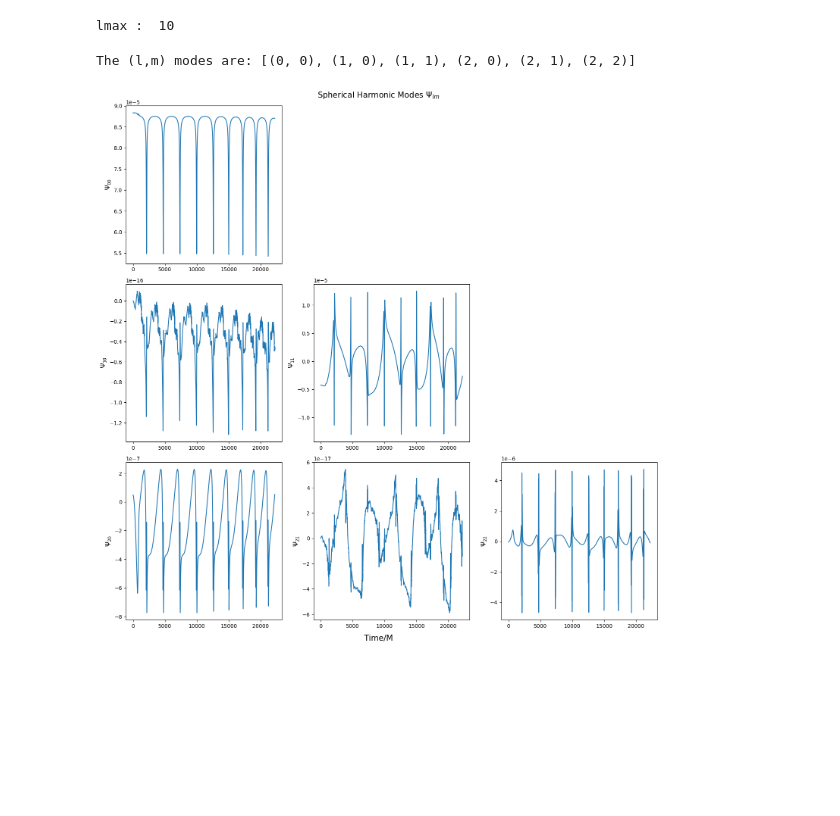
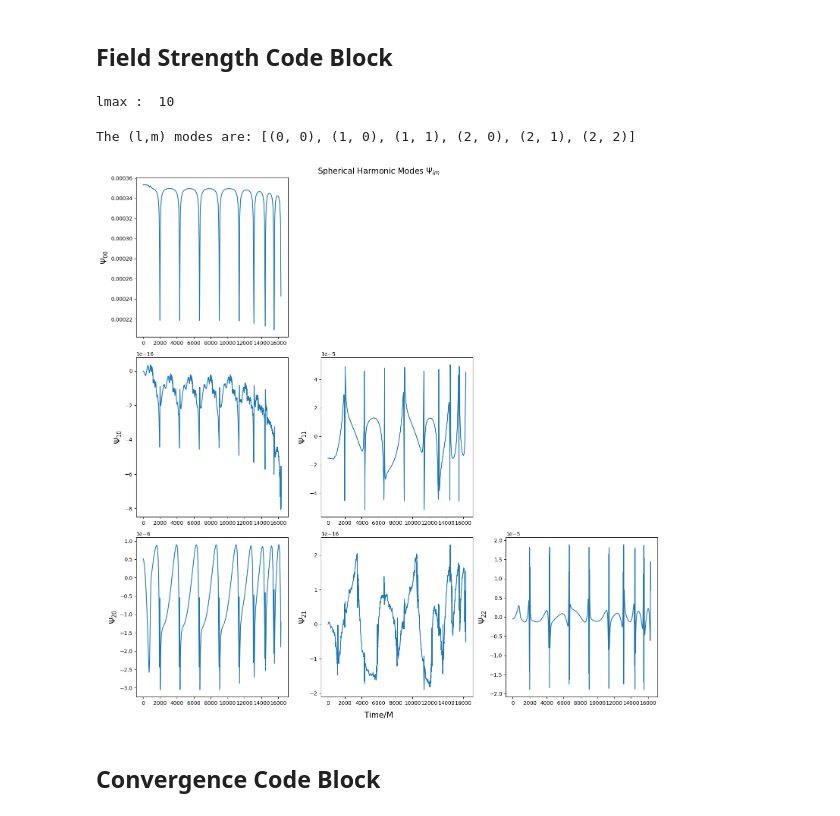
Before and after one commit to guilara/worldtube-tutorial, a Jupyter notebook: extract.ipynb, the cells around one changed output. Drawn from its saved outputs; the diff is of its cells as text; code cells hidden in the pictures; blank space fills up the shorter version.

```diff
--- a/extract.ipynb
+++ b/extract.ipynb
@@ -60,0 +188,37 @@ Fraction of data points with < 3 real roots: 1.0
+# %%
+from fractions import Fraction
+
+def pe_fit(p,*consts):
+    m,c=consts
+    return m*p+c
+
+def phase_controller(phase,stat_pts):
+    x_list=stat_pts[0]
+    y_list=stat_pts[1]
+    [m,c], _= curve_fit(pe_fit,x_list[:-2],y_list[:-2],p0=[1.,0.1])
+
+    plt.plot(x_list,y_list,'x',label='Apoastron')
+    plt.plot(x_list,m*x_list+c,'--',label='Fitted line')
+
+    y0=y_list[0]
+    x0=x_list[0]
+    Dx=x_list[1]-x_list[0]
+    diff=phase*Dx
+
+    x_new=x0+diff
+    y_new=m*diff+y0
+
+    plt.plot(x_new,y_new,'ko',label='Chosen point')
+    plt.xlabel(r'$p/M$')
+    plt.ylabel(r'$e$')
+    plt.title(r'Eccentricity vs. Semi-lactus rectum')
+    plt.legend()
+    plt.show()
+
+    print(f"Phase: {Fraction(phase).limit_denominator()}")
+    print(f"Choose these starting values for the input file: {x_new},{y_new}")
+    pass
+
+#Execute for apoastron
+for n in range(1,13):
+    phase_controller(n/12,pe_stat[1])
@@ -61,3 +289,5 @@ Fraction of data points with < 3 real roots: 1.0
+# %% [markdown]
+## Field Strength Code Block
 # %%
 final_index=2
 
@@ -82,30 +312,32 @@ lmax :  10
 # %%
 #Plot the spherical harmonic modes
 #Generate the modes to plot
 lmodes = range(3)
 lm_modes = [(l_temp, m) for l_temp in lmodes for m in range(0,l_temp+1)]
 print('The (l,m) modes are:',lm_modes)
 
 #Extract out the Psi_lm modes from the data
 Psi_dict={n:{(l,m):[time_sph[n],wpp.ylm(data=sphere_pack[n][0],l=l,m=m,l_max=lmax)] for (l,m) in lm_modes} for n in file_list[:]}
 
 #Plot the modes
 fig,ax=plt.subplots(lm_modes[-1][0]+1,lm_modes[-1][1]+1,figsize=(15,15))
 for l in range(lm_modes[-1][0]+1):
     for m in range(lm_modes[-1][1]+1):
         if l<m:
             ax[l][m].axis('off')  # Hide the subplot if l < m
         else:
-            ax[l][m].plot(Psi_dict[file_list[0]][(l,m)][0],Psi_dict[file_list[0]][(l,m)][1],label=f'l={l}, m={m}')
-            ax[l][m].set_ylabel(rf'$\Psi_{{{l}{m}}}$',fontsize=12)
+            ax[l][m].plot(Psi_dict[file_list[4]][(l,m)][0],Psi_dict[file_list[4]][(l,m)][1],label=f'l={l}, m={m}')
+            ax[l][m].set_ylabel(rf'$\Psi_{{{l}{m}}}$',fontsize=15)
 fig.suptitle(r'Spherical Harmonic Modes $\Psi_{lm}$', fontsize=15)
 fig.supxlabel('Time/M', fontsize=15)
 plt.tight_layout()
 plt.savefig('spherical_harmonic_modes.png',bbox_inches='tight')
 plt.show()
 # %% [output]
 The (l,m) modes are: [(0, 0), (1, 0), (1, 1), (2, 0), (2, 1), (2, 2)]
-[figure, old version]
+[figure, new version]
+# %% [markdown]
+## Convergence Code Block
 # %%
 #Extracting Psi_00 for t_choice
 Psi_00_stable={}
```
Also changed, not shown: parts of 14 cells of this notebook, 3 other files.
